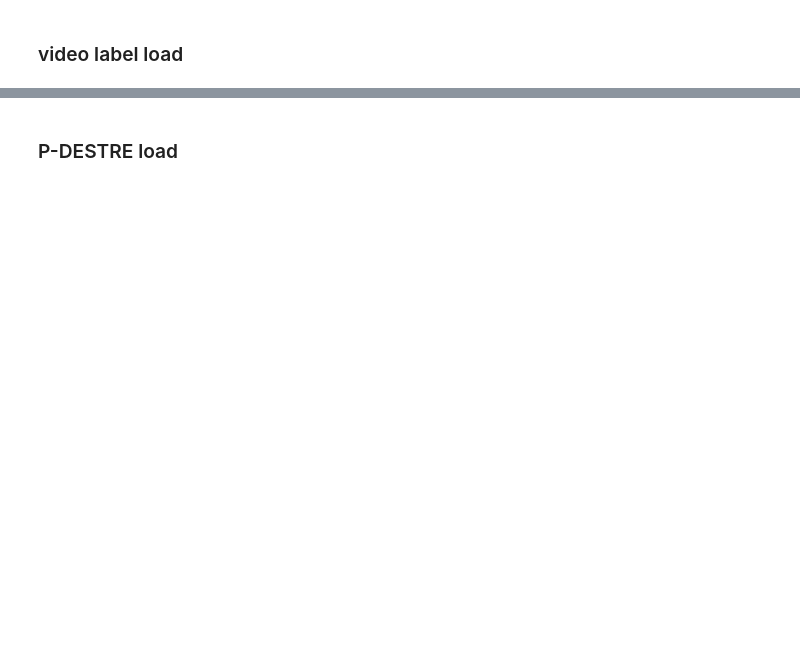
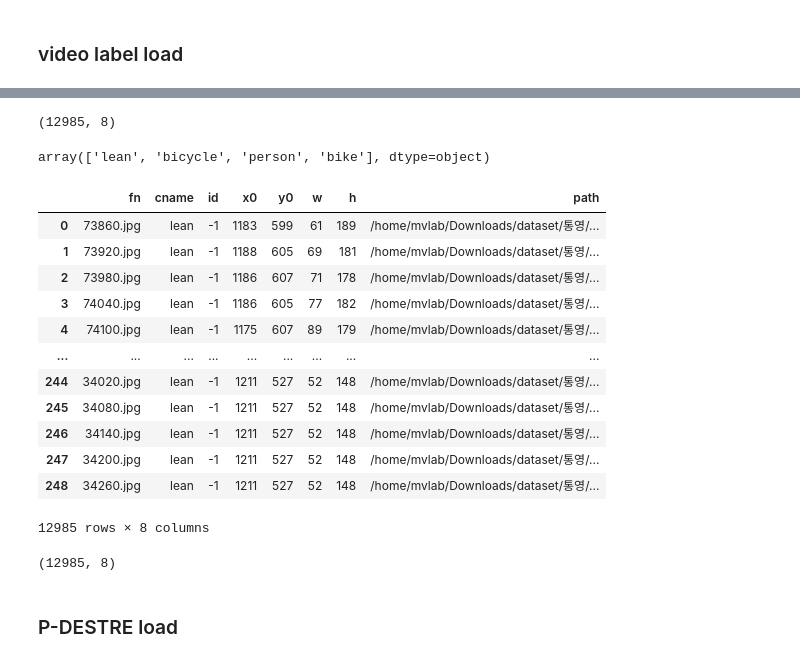
Before and after one commit to sogangori/pedestrian, a Jupyter notebook: pedestrian_v0.0_EfficientDetD2.ipynb, the cells around one changed output, grey strips where cells are left out. Saved outputs shown, nothing was run; the diff lists cells and outputs as text; code cells hidden in the pictures; blank space fills up the shorter version.

```diff
--- a/pedestrian_v0.0_EfficientDetD2.ipynb
+++ b/pedestrian_v0.0_EfficientDetD2.ipynb
@@ -129,5 +139,24 @@ path_cut_csv
-# %%
-names = ['path','cname','id', 'x0', 'y0', 'w', 'h']
-df_cut = pd.read_csv(path_cut_csv, names=names)
-df_cut['path'] = path_cut + df_cut['path']
-df_cut.shape
+# %%
+list_df_TongYoung = []
+
+for path_txt in paths_txt:
+    df = pd.read_csv(path_txt, header=None, names=names)
+    index_last_sep = path_txt.rindex(os.sep)
+    path_self_folder = path_txt[:index_last_sep+1]
+    annot_file_name = path_txt.split(os.sep)[-1]
+    print(path_self_folder, annot_file_name, df.shape)
+    for i in range(len(df)):
+        file_name = df.loc[i, 'fn']
+
+        if '.' not in str(file_name):
+            file_name = '0' + str(file_name) + '.jpg'
+
+        full_path = path_self_folder + file_name
+        df.loc[i, 'exist'] = os.path.isfile(full_path)
+        df.loc[i, 'path'] = full_path
+
+    exist = df['exist'].astype(int)
+    print(exist.mean())
+    df = df[exist > 0].drop(columns='exist')
+    if len(df) > 0:
+        list_df_TongYoung.append(df)
@@ -134,3 +181,33 @@ df_cut.shape
+# %%
+df_TongYoung = pd.concat(list_df_TongYoung, axis=0)
+df_TongYoung.shape#3566, 4315, 4644, 6052, 7843, 8652, 10312, 11479
+# %% [output]
+(12985, 8)
+# %%
+df_TongYoung.cname.unique()
+# %% [output]
+array(['lean', 'bicycle', 'person', 'bike'], dtype=object)
+# %%
+df_TongYoung
+# %% [output]
+|  | fn | cname | id | x0 | y0 | w | h | path |
+| 0 | 73860.jpg | lean | -1 | 1183 | 599 | 61 | 189 | /home/mvlab/Downloads/dataset/통영/... |
+| 1 | 73920.jpg | lean | -1 | 1188 | 605 | 69 | 181 | /home/mvlab/Downloads/dataset/통영/... |
+| 2 | 73980.jpg | lean | -1 | 1186 | 607 | 71 | 178 | /home/mvlab/Downloads/dataset/통영/... |
+| 3 | 74040.jpg | lean | -1 | 1186 | 605 | 77 | 182 | /home/mvlab/Downloads/dataset/통영/... |
+| 4 | 74100.jpg | lean | -1 | 1175 | 607 | 89 | 179 | /home/mvlab/Downloads/dataset/통영/... |
+| ... | ... | ... | ... | ... | ... | ... | ... | ... |
+| 244 | 34020.jpg | lean | -1 | 1211 | 527 | 52 | 148 | /home/mvlab/Downloads/dataset/통영/... |
+| 245 | 34080.jpg | lean | -1 | 1211 | 527 | 52 | 148 | /home/mvlab/Downloads/dataset/통영/... |
+| 246 | 34140.jpg | lean | -1 | 1211 | 527 | 52 | 148 | /home/mvlab/Downloads/dataset/통영/... |
+| 247 | 34200.jpg | lean | -1 | 1211 | 527 | 52 | 148 | /home/mvlab/Downloads/dataset/통영/... |
+| 248 | 34260.jpg | lean | -1 | 1211 | 527 | 52 | 148 | /home/mvlab/Downloads/dataset/통영/... |
+12985 rows × 8 columns
+# %%
+df_img = df_TongYoung
+df_img.shape
+# %% [output]
+(12985, 8)
 # %% [markdown]
 ### P-DESTRE load
 # %%
```
Also changed, not shown: parts of 176 cells of this notebook.
